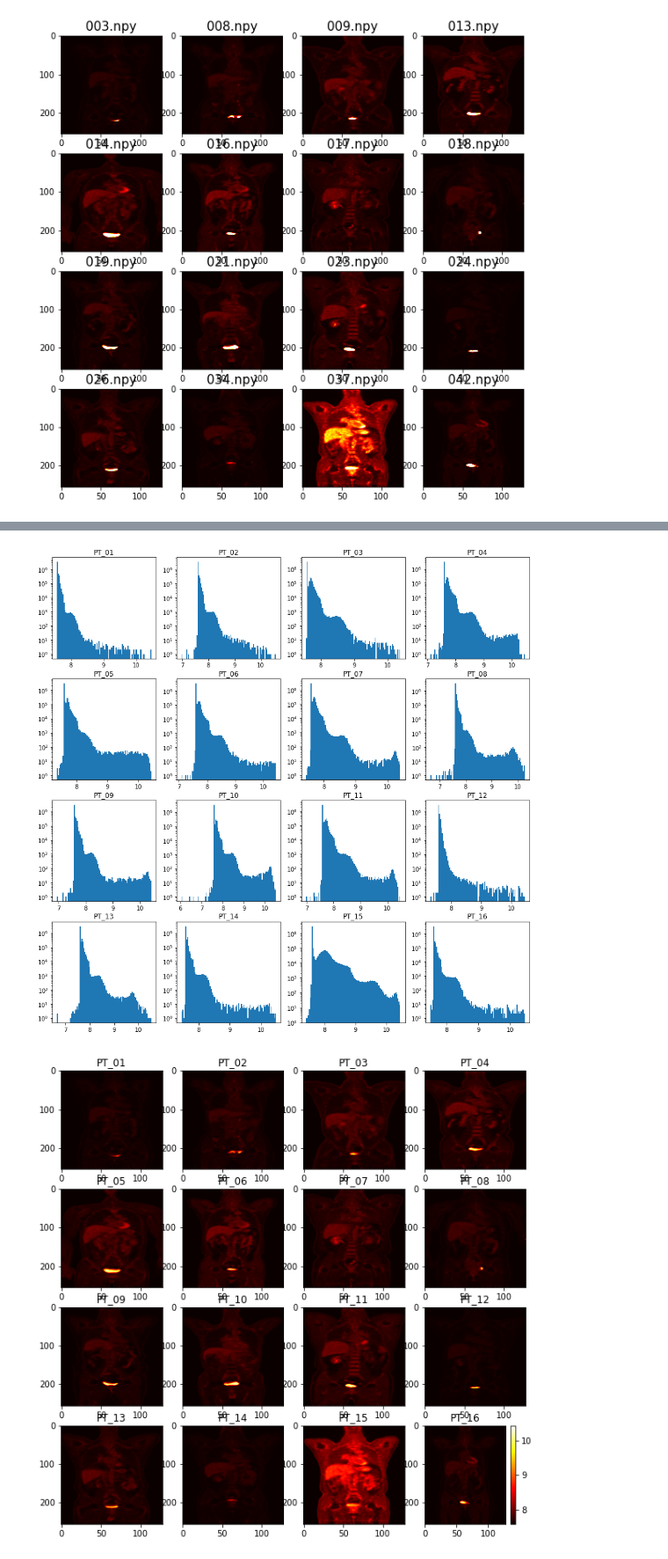
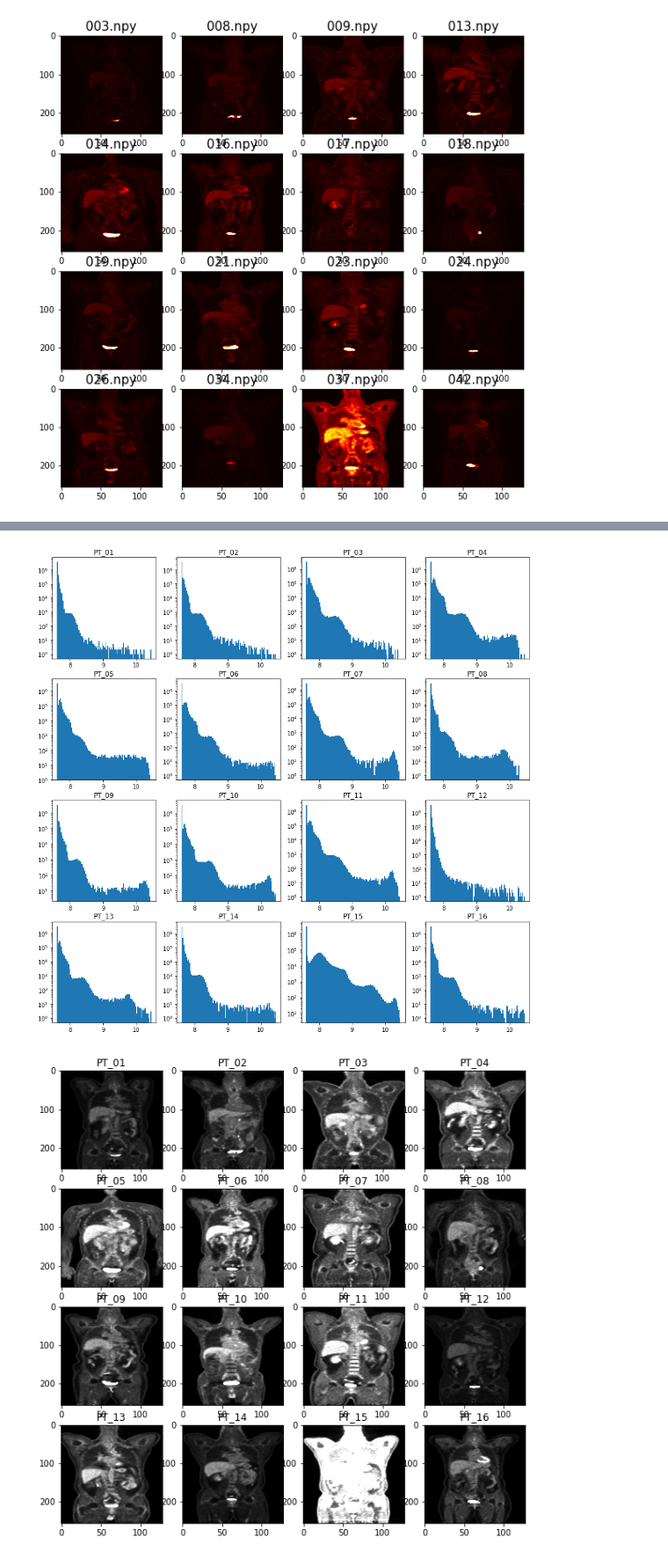
Before and after one commit to rubato-yeong/med_img_registration, a Jupyter notebook: Registration/utils/preprocessing/modification_study.ipynb, the cells around one changed output, grey strips where cells are left out. Shown at 88% size. Saved outputs shown, nothing was run; the diff lists cells and outputs as text; code cells hidden in the pictures.

```diff
--- a/Registration/utils/preprocessing/modification_study.ipynb
+++ b/Registration/utils/preprocessing/modification_study.ipynb
@@ -49,5 +49,8 @@ mid_plot(PATH=PT_PATH, fig=fig, grid=(4,4), vmax=0.2, cmap=plt.cm.hot)
 # Range Check
 
 for i in range(16):
-    print ('CT: [{:.1f}, {:.1f}], PT: [{:.1f}, {:.1f}]'.format(np.min(4095*CT_voxel[i]), np.max(4095*CT_voxel[i]), np.min(32767*PT_voxel[i]), np.max(32767*PT_voxel[i])))
+    print ('CT: [{:.1f}, {:.1f}], PT: [{:.1f}, {:.1f}]'.format(np.min(4095*CT_voxel[i]),
+                                                               np.max(4095*CT_voxel[i]),
+                                                               np.min(32767*PT_voxel[i]),
+                                                               np.max(32767*PT_voxel[i])))
 # %% [output]
@@ -90,7 +93,7 @@ axes = []
 for i in range(16):
     axes.append(fig.add_subplot(4,4,i+1))
     axes[-1].set_title('PT_{:02d}'.format(i+1))
-    axes[-1].hist((32767*PT_voxel[i]).reshape(-1), bins=100, log=True)
+    axes[-1].hist((32767*PT_voxel[i]).reshape(-1), bins=100, log=True, range=(0, 32767))
 
 plt.show()
 # %% [output]
@@ -98,5 +101,5 @@ plt.show()
 # %%
-# PT Voxel Distribution with log scaling
+# PT Voxel Distribution with log scale
 
 fig = plt.figure(figsize=(15,15))
 axes = []
@@ -104,23 +107,23 @@ axes = []
 for i in range(16):
     axes.append(fig.add_subplot(4,4,i+1))
     axes[-1].set_title('PT_{:02d}'.format(i+1))
-    axes[-1].hist(np.log(32767*PT_voxel[i]+2e3).reshape(-1), bins=100, log=True)
+    axes[-1].hist(np.log(32767*PT_voxel[i]+2e3).reshape(-1), bins=100, log=True, range=(np.log(2e3), np.log(32767+2e3)))
 
 plt.show()
 # %% [output]
-[figure, old version]
+[figure, new version]
 # %%
 # PT Voxel Distribution
 
 fig = plt.figure(figsize=(10,10))
 axes = []
 
 for i in range(16):
     axes.append(fig.add_subplot(4,4,i+1))
     axes[-1].set_title('PT_{:02d}'.format(i+1))
-    clr = plt.imshow(np.log(32767*PT_voxel[i, 64].T + 2e3), cmap=plt.cm.hot, aspect='auto', vmax=np.log(3.4e4), vmin=np.log(2e3))
-
-plt.colorbar(clr)
+    plt.imshow(np.log(32767*PT_voxel[i, 64].T + 2e3),
+               cmap=plt.cm.gray, aspect='auto',
+               vmax=8, vmin=np.log(2e3))
 plt.show()
 # %% [output]
-[figure, old version]
+[figure, new version]
```
Also changed, not shown: parts of 6 cells of this notebook, 2 other files.
